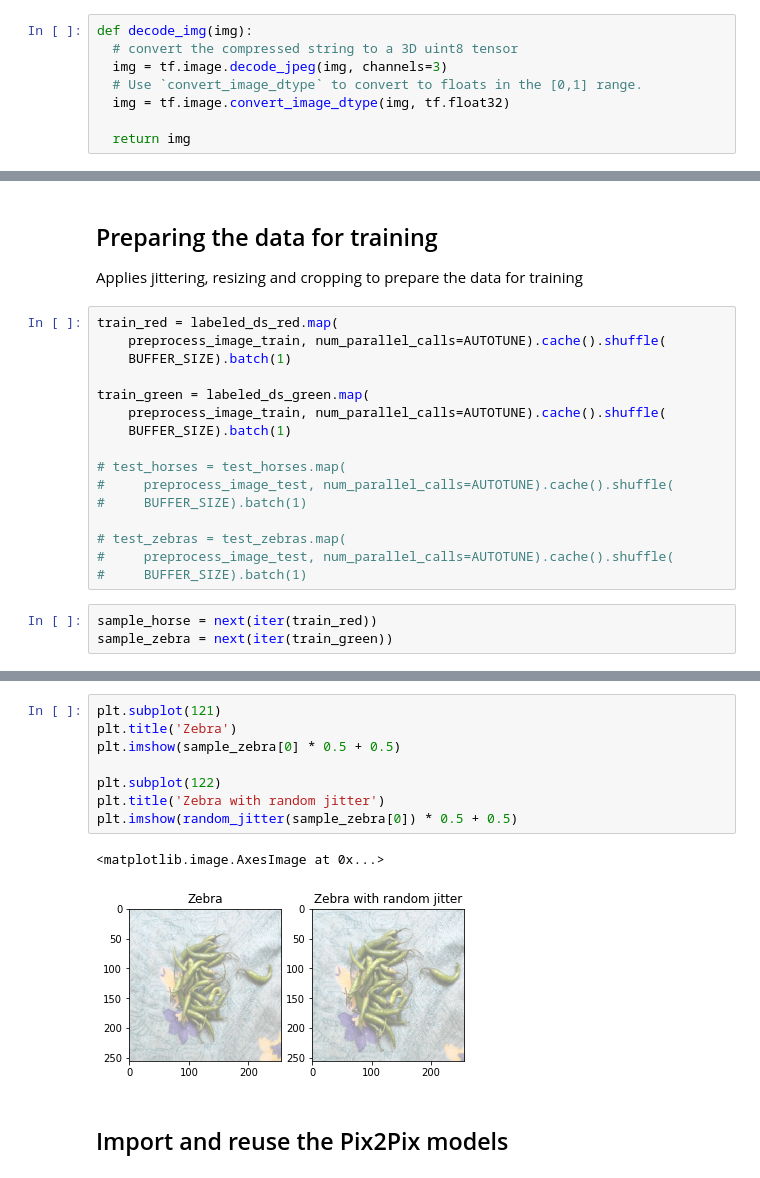
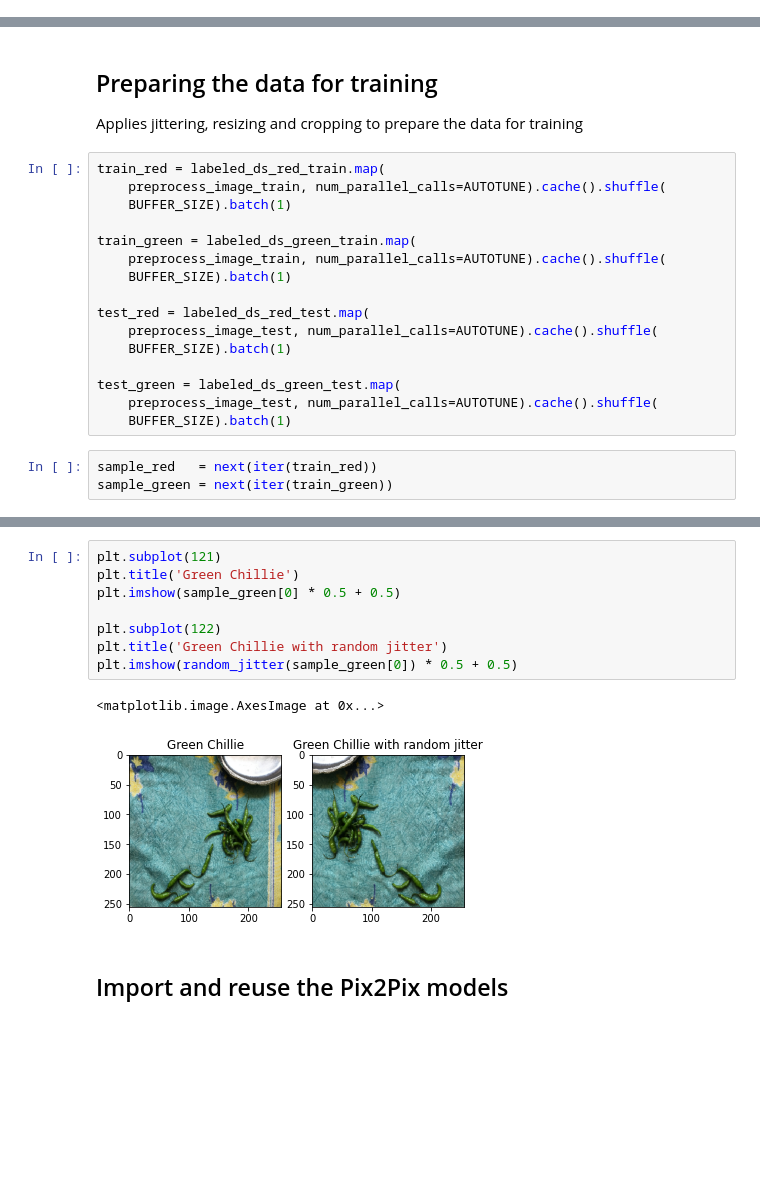
Before and after one commit to adityajain07/CycleGAN-LfD, a Jupyter notebook: CycleGAN_LfD.ipynb, the cells around one changed output, grey strips where cells are left out. Drawn from its saved outputs; the diff is of its cells as text; blank space fills up the shorter version.

```diff
--- a/CycleGAN_LfD.ipynb
+++ b/CycleGAN_LfD.ipynb
@@ -75,8 +56,0 @@ def preprocess_image_test(image, label):
-# %%
-def decode_img(img):
-  # convert the compressed string to a 3D uint8 tensor
-  img = tf.image.decode_jpeg(img, channels=3)
-  # Use `convert_image_dtype` to convert to floats in the [0,1] range.
-  img = tf.image.convert_image_dtype(img, tf.float32)
-
-  return img
@@ -141,23 +166,23 @@ Label:  b'Red'
 ## Preparing the data for training
 Applies jittering, resizing and cropping to prepare the data for training
 # %%
-train_red = labeled_ds_red.map(
+train_red = labeled_ds_red_train.map(
     preprocess_image_train, num_parallel_calls=AUTOTUNE).cache().shuffle(
     BUFFER_SIZE).batch(1)
 
-train_green = labeled_ds_green.map(
+train_green = labeled_ds_green_train.map(
     preprocess_image_train, num_parallel_calls=AUTOTUNE).cache().shuffle(
     BUFFER_SIZE).batch(1)
 
-# test_horses = test_horses.map(
-#     preprocess_image_test, num_parallel_calls=AUTOTUNE).cache().shuffle(
-#     BUFFER_SIZE).batch(1)
+test_red = labeled_ds_red_test.map(
+    preprocess_image_test, num_parallel_calls=AUTOTUNE).cache().shuffle(
+    BUFFER_SIZE).batch(1)
 
-# test_zebras = test_zebras.map(
-#     preprocess_image_test, num_parallel_calls=AUTOTUNE).cache().shuffle(
-#     BUFFER_SIZE).batch(1)
+test_green = labeled_ds_green_test.map(
+    preprocess_image_test, num_parallel_calls=AUTOTUNE).cache().shuffle(
+    BUFFER_SIZE).batch(1)
 # %%
-sample_horse = next(iter(train_red))
-sample_zebra = next(iter(train_green))
+sample_red   = next(iter(train_red))
+sample_green = next(iter(train_green))
 # %%
 plt.subplot(121)
@@ -173,14 +199,14 @@ plt.imshow(random_jitter(sample_horse[0]) * 0.5 + 0.5)
 # %%
 plt.subplot(121)
-plt.title('Zebra')
-plt.imshow(sample_zebra[0] * 0.5 + 0.5)
+plt.title('Green Chillie')
+plt.imshow(sample_green[0] * 0.5 + 0.5)
 
 plt.subplot(122)
-plt.title('Zebra with random jitter')
-plt.imshow(random_jitter(sample_zebra[0]) * 0.5 + 0.5)
+plt.title('Green Chillie with random jitter')
+plt.imshow(random_jitter(sample_green[0]) * 0.5 + 0.5)
 # %% [output]
 <matplotlib.image.AxesImage at 0x...>
-[figure, old version]
+[figure, new version]
 # %% [markdown]
 ## Import and reuse the Pix2Pix models
 # %% [markdown]
```
Also changed, not shown: parts of 21 cells of this notebook.
